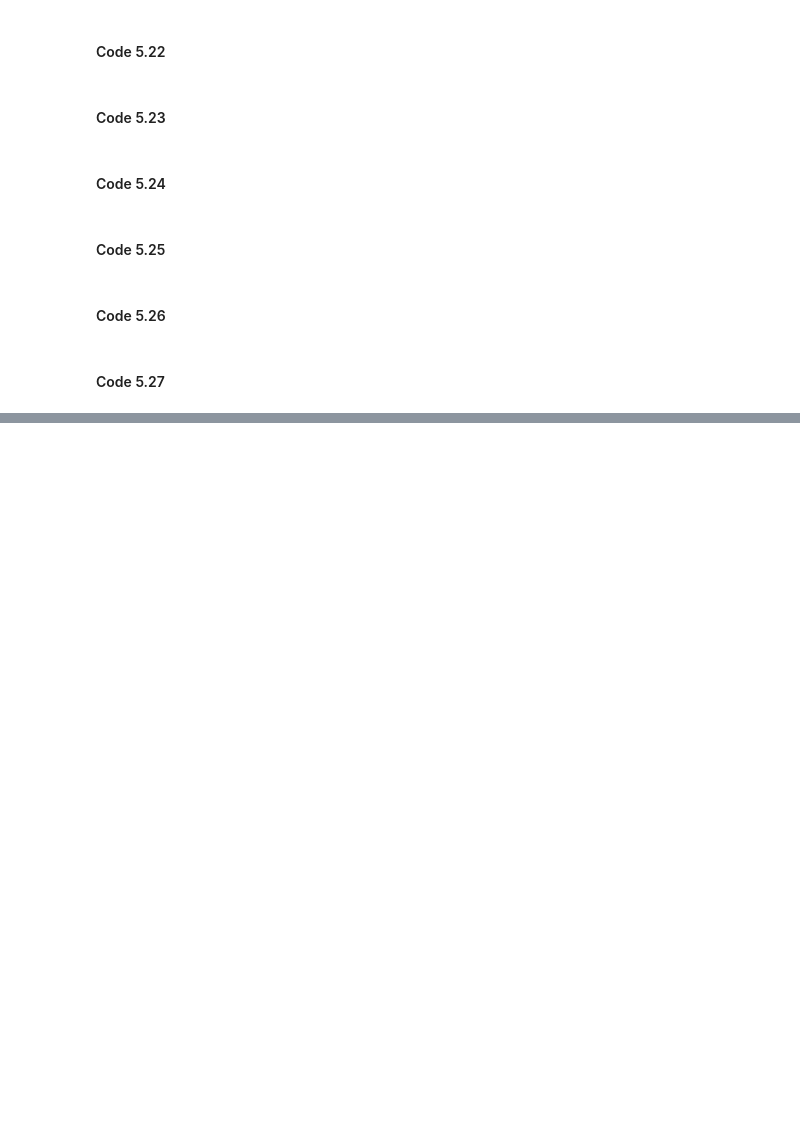
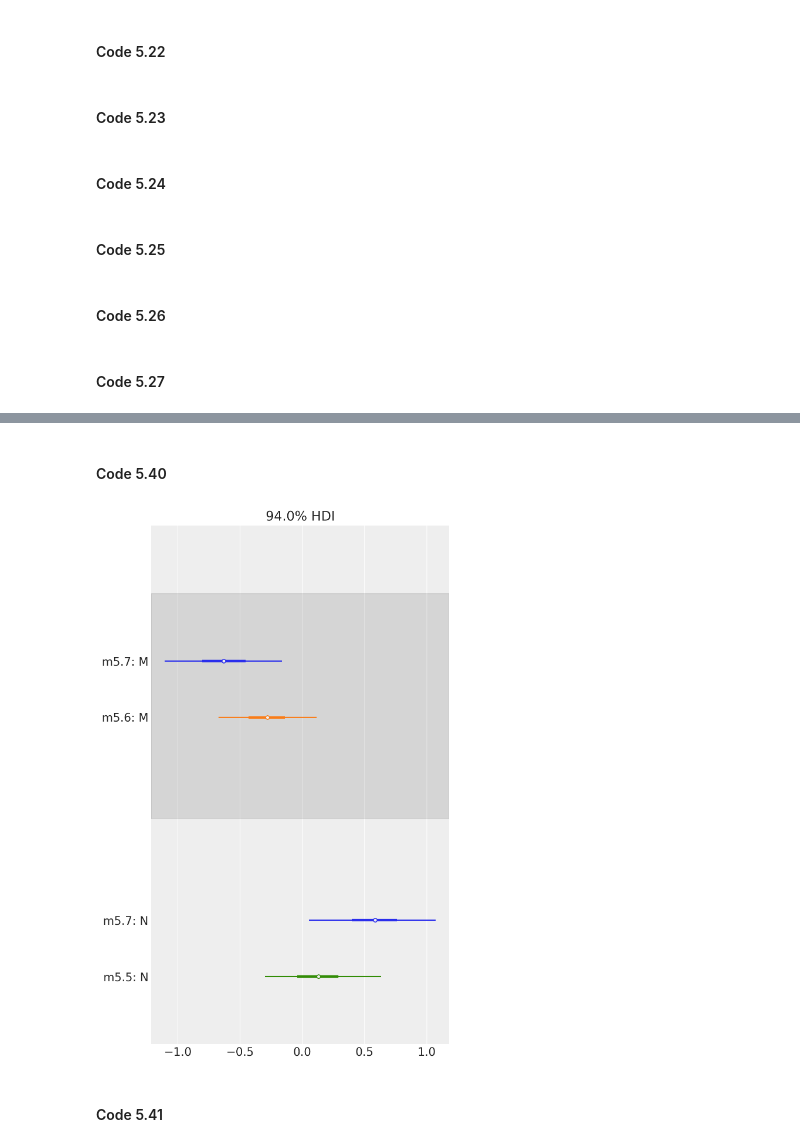
Before and after one commit to bambinos/educational-resources, a Jupyter notebook: Rethinking/Chp_05.ipynb, the cells around one changed output, grey strips where cells are left out. Cells and saved outputs as stored; diff of their text form; code cells hidden in the pictures; blank space fills up the shorter version.

```diff
--- a/Rethinking/Chp_05.ipynb
+++ b/Rethinking/Chp_05.ipynb
@@ -396,0 +536,9 @@ This is a multivariate regression model, which is not supported in Bambi yet.
+# %%
+priors = {
+    "Intercept": bmb.Prior("Normal", mu=0, sd=0.2),
+    "M": bmb.Prior("Normal", mu=0, sd=0.5),
+    "sigma": bmb.Prior("Exponential", lam=1)
+}
+
+model_5_6 = bmb.Model("K ~ M", dcc, priors=priors)
+results_5_6 = model_5_6.fit()
@@ -396,0 +562,10 @@ This is a multivariate regression model, which is not supported in Bambi yet.
+# %%
+priors = {
+    "Intercept": bmb.Prior("Normal", mu=0, sd=0.2),
+    "N": bmb.Prior("Normal", mu=0, sd=0.5),
+    "M": bmb.Prior("Normal", mu=0, sd=0.5),
+    "sigma": bmb.Prior("Exponential", lam=1)
+}
+
+model_5_7 = bmb.Model("K ~ N + M", dcc, priors=priors)
+results_5_7 = model_5_7.fit()
@@ -396,0 +588,13 @@ This is a multivariate regression model, which is not supported in Bambi yet.
+# %% [markdown]
+#### Code 5.40
+# %%
+az.plot_forest(
+    [results_5_7, results_5_6, results_5_5],
+    model_names=["m5.7", "m5.6", "m5.5"],
+    var_names=["M", "N"],
+    combined=True,
+);
+# %% [output]
+[figure, added]
+# %% [markdown]
+#### Code 5.41
```
Also changed, not shown: parts of 75 cells of this notebook, 1 other file.
